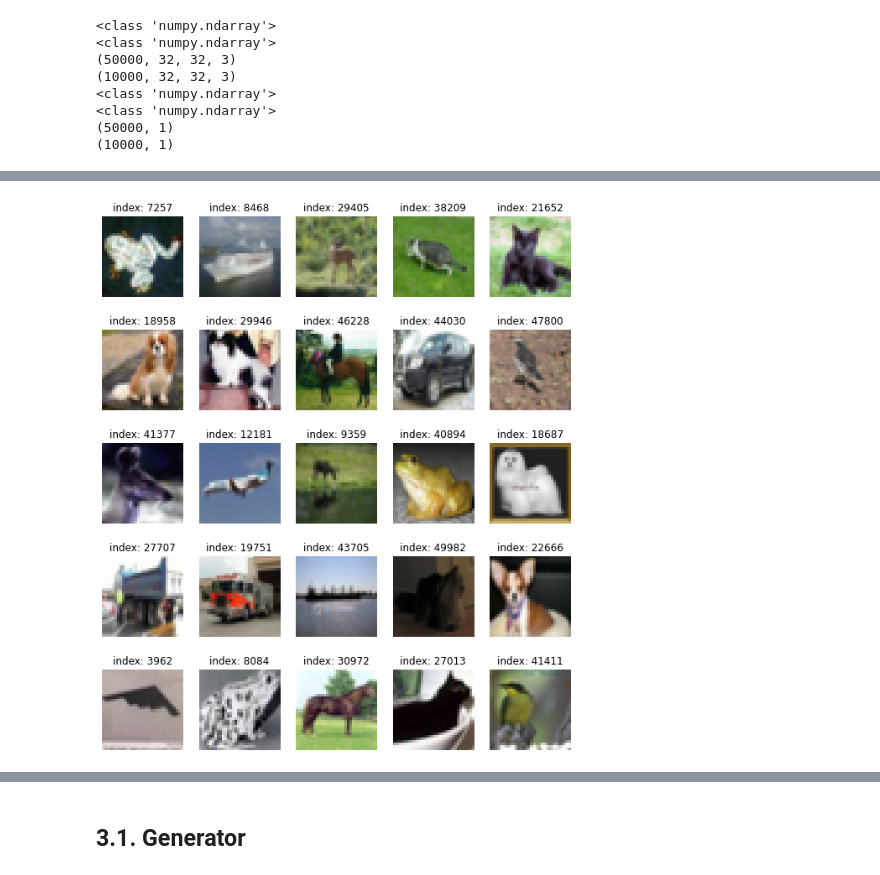
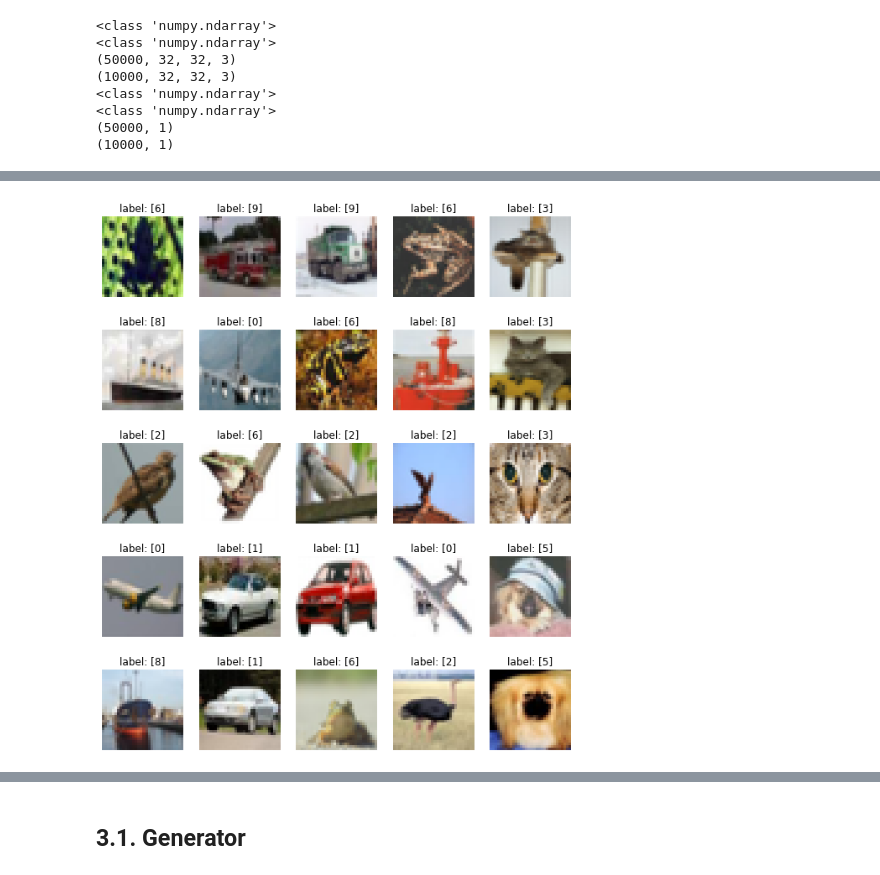
Before and after one commit to govin08/aiffel_explorations, a Jupyter notebook: [Exp-11]gan-fashion.ipynb, the cells around one changed output, grey strips where cells are left out. Saved outputs shown, nothing was run; the diff lists cells and outputs as text; code cells hidden in the pictures.

```diff
--- a/[Exp-11]gan-fashion.ipynb
+++ b/[Exp-11]gan-fashion.ipynb
@@ -176,16 +173,16 @@ train_x = (train_x - 127.5)/127.5
 # %%
 plt.figure(figsize=(10, 12))
 
 for i in range(25):
     plt.subplot(5, 5, i+1)
     random_index = np.random.randint(1, 50000)
     plt.imshow((train_x[random_index]+1)/2.0)
-    plt.title(f'index: {random_index}')
+    plt.title(f'label: {train_y[random_index]}')
     plt.axis('off')
 
 plt.show()
 # %% [output]
-[figure, old version]
+[figure, new version]
 # %%
 BUFFER_SIZE = 60000
 BATCH_SIZE = 256
```
Also changed, not shown: parts of 37 cells of this notebook.
